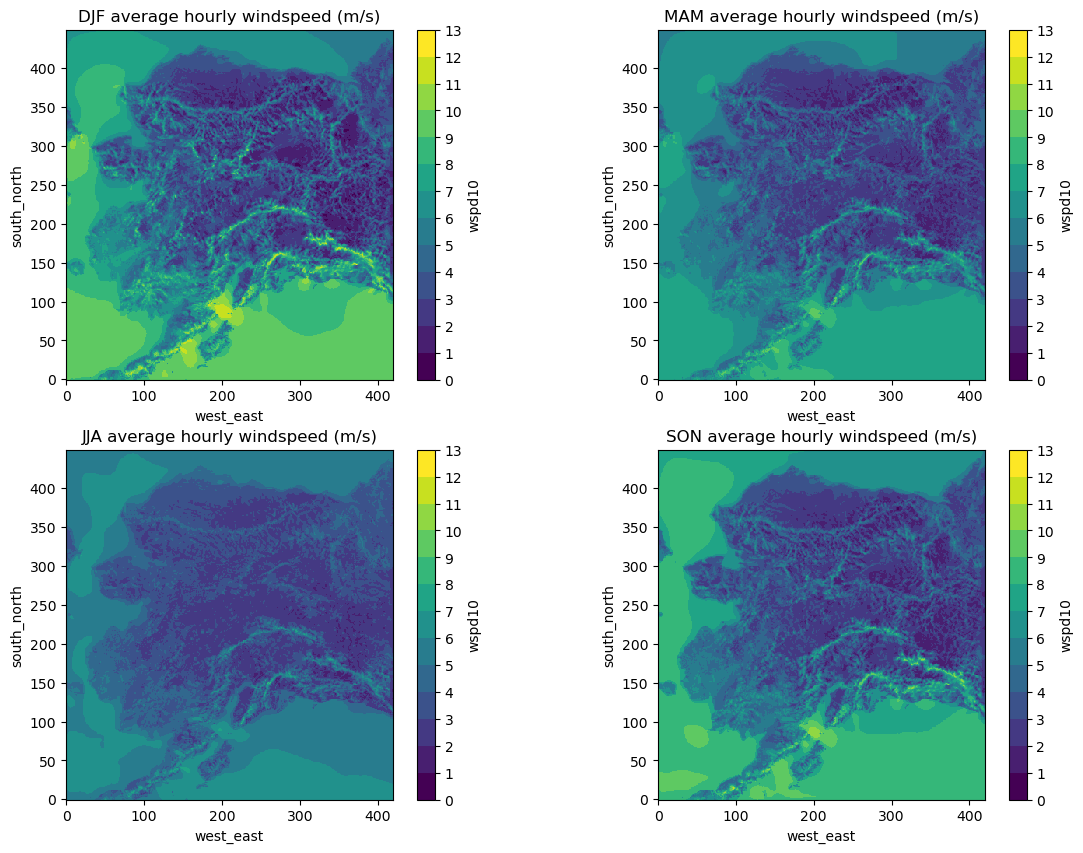
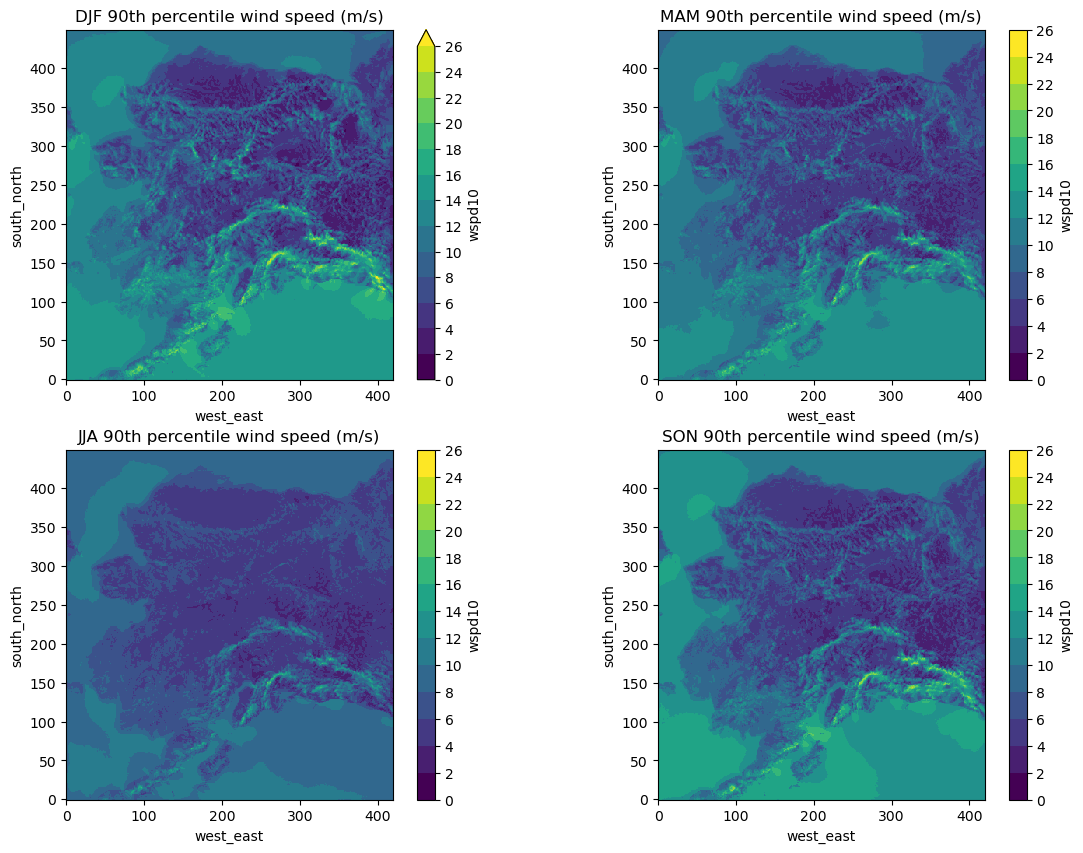
The change to this notebook cell's code, shown as a diff; its figure went from the first image to the second:
--- before
+++ after
@@ -1,3 +1,3 @@
-levels = list(range(14))
+levels = list(range(0,28,2))
 seasons = ["DJF", "MAM", "JJA", "SON"]
 
@@ -8,3 +8,3 @@
         ax=ax)
     ax.axes.set_aspect('equal')
-    ax.set_title(f"{ssn} average hourly windspeed (m/s)")
+    ax.set_title(f"{ssn} 90th percentile wind speed (m/s)")

Commit: extracting windspeed quantiles from ER5-4km data - TBD